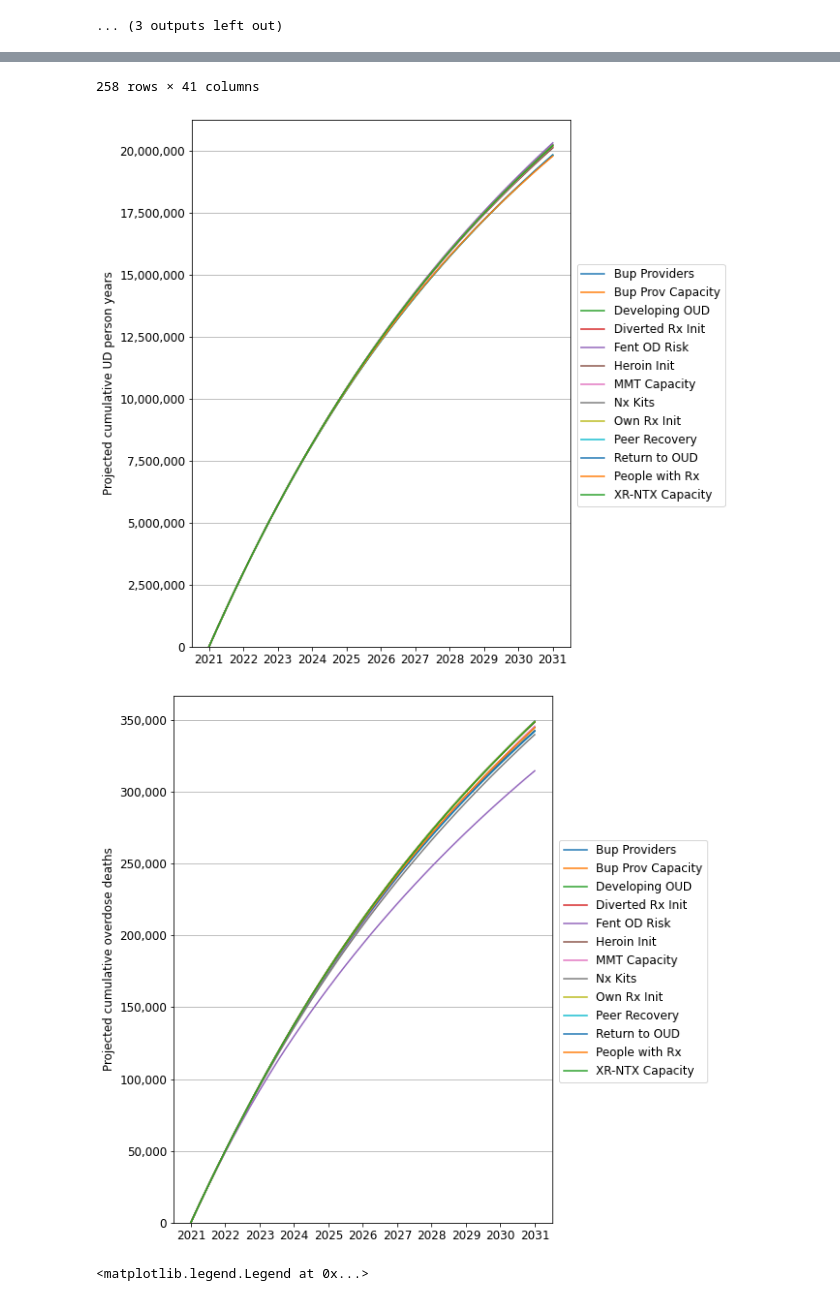
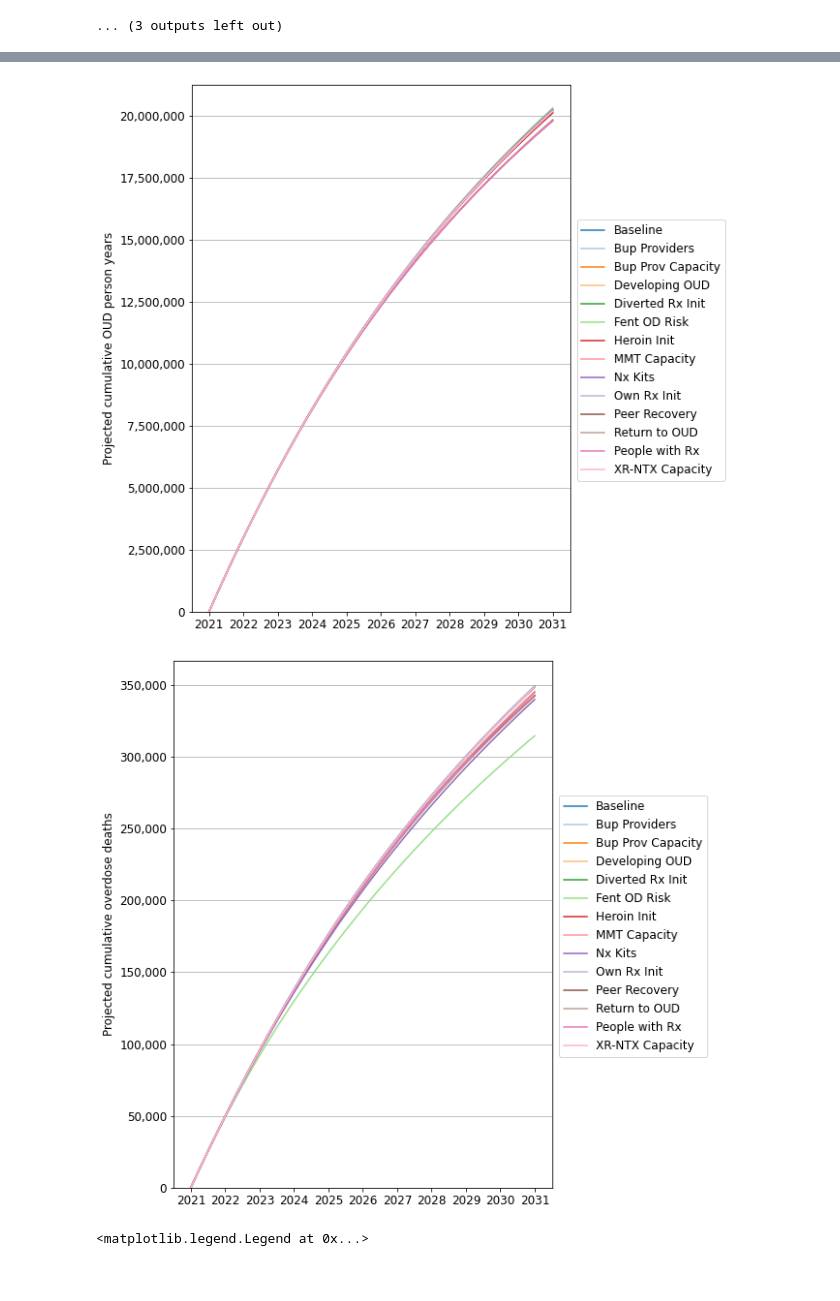
Before and after one commit to tseyanglim/SOURCE, a Jupyter notebook: OSM Graphing.ipynb, the cells around one changed output, grey strips where cells are left out. Drawn from its saved outputs; the diff is of its cells as text; code cells hidden in the pictures.

Commit message:
updated formatting

```diff
--- a/OSM Graphing.ipynb
+++ b/OSM Graphing.ipynb
@@ -524,20 +524,36 @@ pollist = ['Bup Providers', 'Bup Prov Capacity', 'Developing OUD', 'Diverted Rx
            'Fent OD Risk', 'Heroin Init', 'MMT Capacity', 'Nx Kits', 'Own Rx Init',
            'Peer Recovery', 'Return to OUD', 'People with Rx', 'XR-NTX Capacity']
 
-annpolproj = pd.read_csv(f'X3_polprojann.tab', sep = '\t', index_col=[1,0,2])
+formats = pd.DataFrame({"color":['#FF9800','#EF6A00','#FEAD77',
+                                 '#B94700','#DE8C59','#0047BB',
+                                 '#7BAFD4','#56B7E6','#006BA6',
+                                 '#C1C6C8','#A2AAAD','#00AA13','#257226']},
+                     index = ['Diverted Rx Init','Heroin Init','Own Rx Init',
+                      'People with Rx','Developing OUD','XR-NTX Capacity','MMT Capacity',
+                      'Bup Providers','Bup Prov Capacity','Fent OD Risk',
+                      'Nx Kits','Return to OUD','Peer Recovery'])
+print(formats.loc['Bup Providers', 'color'])
+
+annpolproj = pd.read_csv(f'X3_polprojann.tab', sep = '\t', index_col = [1,0,2])
 
 annpolproj.columns = annpolproj.columns.astype(float)
+ap = annpolproj.loc[:, endyear+2.:]
+ap.rename(index={'Total with UD': 'Total with OUD'}, inplace=True)
 
-ap = annpolproj.loc[:, endyear+2.:]
-# display(ap)
+# ap["Category"] = ap.apply(lambda row: get_category(row), axis=1)
+# ap = (ap.loc[ap['Category'] != 'None'])
+#ap["Color"] = ap["Scen"].map(colors)
 
+
+# plt.rcParams['axes.prop_cycle'] = plt.cycler(color=plt.cm.tab20.colors)
 plt.rc('font', size=12)
 
 for var in projvars:
     fig2, ax = plt.subplots(figsize = [10, 6])
     s = ap.loc[var]
     for scen in pollist:
-        ax.plot(s.loc[scen, 'EV']*100, label = scen)
+        linecolor = formats.loc[scen, 'color']
+        ax.plot(s.loc[scen, 'EV']*100, label = scen, c = linecolor)
         ax.yaxis.set_major_formatter(mticker.PercentFormatter(decimals=0))
         loc = mticker.MultipleLocator(base=1)
         ax.xaxis.set_major_locator(loc)
@@ -554,14 +571,17 @@ for var in projvars:
 # %%
-# Cumulative graphs separated inro UD and OD panels
-pollist = ['Bup Providers', 'Bup Prov Capacity', 'Developing OUD', 'Diverted Rx Init',
+# Cumulative graphs separated into UD and OD panels
+pollist = ['Baseline', 'Bup Providers', 'Bup Prov Capacity', 'Developing OUD', 'Diverted Rx Init',
            'Fent OD Risk', 'Heroin Init', 'MMT Capacity', 'Nx Kits', 'Own Rx Init',
            'Peer Recovery', 'Return to OUD', 'People with Rx', 'XR-NTX Capacity']
 
 cp = pd.read_csv(f'X3_Base_PolRes.tab', sep = '\t', index_col=[0,1])
+cp.rename(index={"Projected cumulative UD person years": "Projected cumulative OUD person years"}, inplace=True)
 cp.columns = cp.columns.astype(float)
 #print(cp.index.get_level_values('Var').unique())
-display(cp)
+# display(cp.loc[('Projected cumulative overdose deaths', 'Baseline'), 2031.00:])
+# display(cp)
 
+plt.rcParams['axes.prop_cycle'] = plt.cycler(color=plt.cm.tab20.colors)
 plt.rc('font', size=12)
 
 for var in projvars_cumulative:
@@ -577,16 +597,4 @@ for var in projvars_cumulative:
     fig3.legend(loc='center right', bbox_to_anchor = (1.23, 0.5))
     plt.grid(axis='y')
     fig3.savefig(f'Figures/Cumulative{var}_allpolicies.svg', bbox_inches = "tight")
-
-
-# for scen in pollist:
-#         ax.plot(s.loc[scen, 'EV']*100, label = scen)
-#         ax.yaxis.set_major_formatter(mticker.PercentFormatter(decimals=0))
-#         loc = mticker.MultipleLocator(base=1)
-#         ax.xaxis.set_major_locator(loc)
-#         ax.set_ylabel('% change in t' + str(var)[1:])
-#     fig2.legend(loc='center right', bbox_to_anchor = (1.23, 0.5), frameon=False)
-#     plt.grid(axis='y')
-#     ax.xaxis.tick_top()
-#     ax.xaxis.set_label_position('top')
 # %% [output]
@@ -606,3 +601,2 @@ for var in projvars_cumulative:
-258 rows × 41 columns
-[figure, old version]
+[figure, new version]
-[figure, old version]
+[figure, new version]
```
Also changed, not shown: parts of 3 cells of this notebook, 1 other file.
